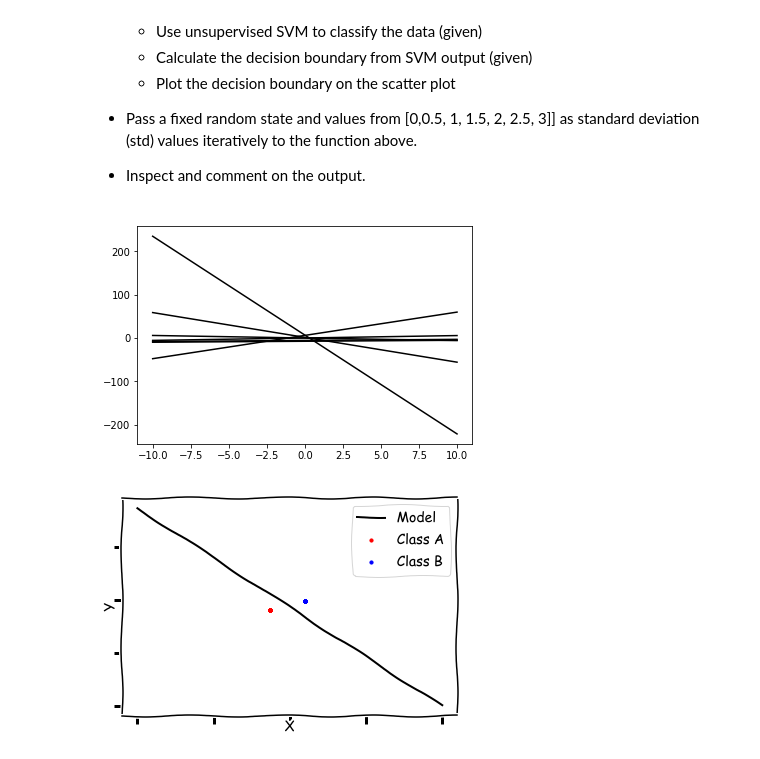
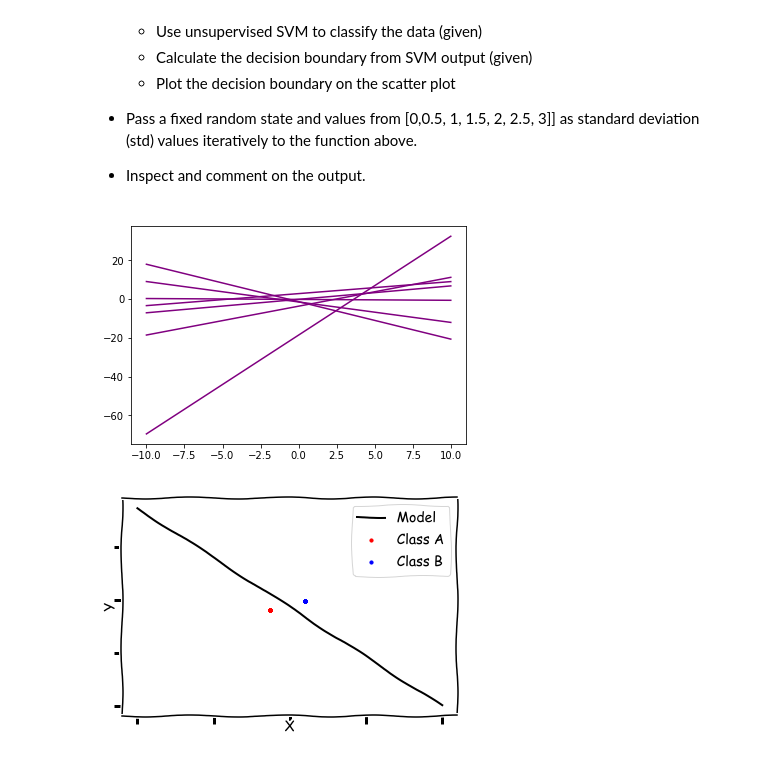
Before and after one commit to BSHaidar/dsc-generating-data-lab-dc-ds-career-042219, a Jupyter notebook: index.ipynb, the cells around one changed output. Drawn from its saved outputs; the diff is of its cells as text; code cells hidden in the pictures.

```diff
--- a/index.ipynb
+++ b/index.ipynb
@@ -100,37 +100,36 @@ import pandas as pd
 import matplotlib.pyplot as plt
 from sklearn.datasets.samples_generator import make_blobs
 from sklearn.svm import LinearSVC
 import warnings
 warnings.filterwarnings('ignore')
 
 
 def classification_simulation(random_state, std):
 
     # Create X, y (2 classes) and make a color coded scatter plot
     X, y = make_blobs(n_samples=100, n_features=2, random_state=random_state, cluster_std=std)
     # Fit an SVM model
     clf = LinearSVC().fit(X, y)
 
     # get the Separating hyperplane i.e. the decision boundary
     w = clf.coef_[0]
     a = -w[0] / w[1]
     xx = np.linspace(-10, 10)
     yy = a * xx - (clf.intercept_[0]) / w[1]
 
     # plot the decision line with xx and yy calculated above
-    plt.plot(xx, yy, 'k-', color="black", label="Model")
+    plt.plot(xx, yy, 'k-', color="purple", label="Model")
 
 
 
     # label and show the plot
-    pass
 
-random_state = None
+    random_state = None
 
 for std in [0,0.5, 1, 1.5, 2, 2.5, 3]:
     classification_simulation(random_state, std)
 # %% [output]
-[figure, old version]
+[figure, new version]
 # %%
 # %% [output]
 [figure]
```
